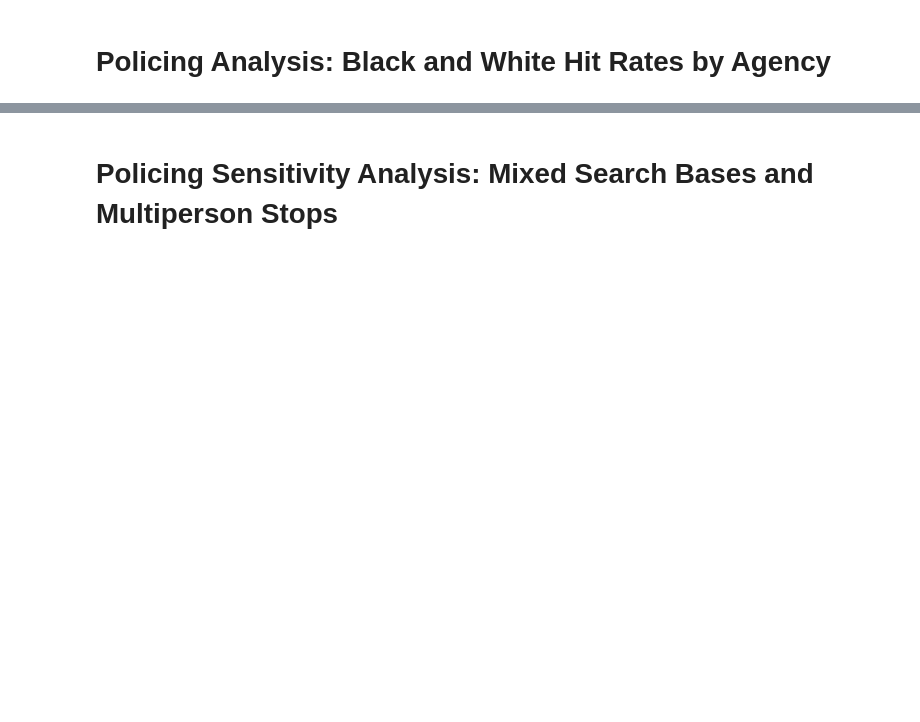
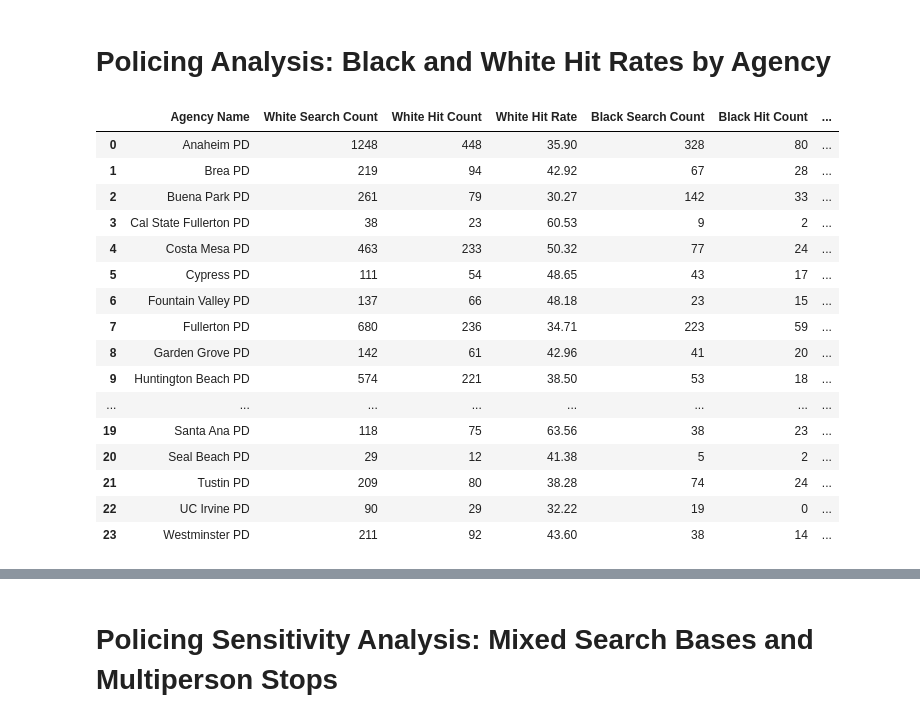
Before and after one commit to laurenbchu/honors-thesis, a Jupyter notebook: notebooks/02_analysis.ipynb, the cells around one changed output, grey strips where cells are left out. Drawn from its saved outputs; the diff is of its cells as text; code cells hidden in the pictures; blank space fills up the shorter version.

```diff
--- a/notebooks/02_analysis.ipynb
+++ b/notebooks/02_analysis.ipynb
@@ -71,10 +73,10 @@ prosecution['filed_date'] = pd.to_datetime(prosecution["filed_date"])
 prosecution['Year'] = prosecution['filed_date'].dt.year
 # %%
 # Load in census data
-census = data_utils.load_census("06059")
+census = analysis_utils.load_census("06059")
 
 # Roll-up census data to be more coarse to match policing/prosecution race categories
-census_coarse = data_utils.census_rollup(census)
+census_coarse = analysis_utils.census_rollup(census)
 # %% [markdown]
 # Policing Analysis: Stop Rates, Search Rates, and Hit Rates
 # %%
@@ -87,7 +89,7 @@ policing = policing[policing["reason_for_contact"].isin([
 ])].copy()
 
 # Add standardized race column to match policing and prosecution labels
-policing = data_utils.add_standardized_race(policing, "race_ethnicity")
+policing = analysis_utils.add_standardized_race(policing, "race_ethnicity")
 
 # Consider only purely discretionary searches in search and hit rates
 
@@ -111,7 +113,7 @@ policing_multi = policing.copy()
 # Filter for person 1 for each stop (usually, the main person stopped, but not always)
 policing = policing[policing["person_number"] == 1].copy()
 
-policing_analysis = rate_utils.policing_rates(policing, census_coarse)
+policing_analysis = analysis_utils.policing_rates(policing, census_coarse)
 # %%
 # Creating tables
 race_order = ["Black/African American", "Hispanic/Latino", "White", "Asian", "Other"]
@@ -183,10 +225,28 @@ fig_search = visualization_utils.visualize_search_and_hit_rates_by_reason(polici
 # Policing Analysis: Black and White Hit Rates by Agency
 # %%
 # Calculate the White and Black hit rates for each agency and summarize in a table
-agency_hit_summary = rate_utils.summarize_agency_black_white_hit_rates(policing)
+agency_hit_summary = analysis_utils.summarize_agency_black_white_hit_rates(policing)
 publication_table = table_utils.agency_black_white_hit_rate_table(agency_hit_summary)
 publication_table
 # table_utils.export_agency_hit_rates_to_latex(agency_hit_summary)
+# %% [output]
+|  | Agency Name | White Search Count | White Hit Count | White Hit Rate | Black Search Count | Black Hit Count | ... |
+| 0 | Anaheim PD | 1248 | 448 | 35.90 | 328 | 80 | ... |
+| 1 | Brea PD | 219 | 94 | 42.92 | 67 | 28 | ... |
+| 2 | Buena Park PD | 261 | 79 | 30.27 | 142 | 33 | ... |
+| 3 | Cal State Fullerton PD | 38 | 23 | 60.53 | 9 | 2 | ... |
+| 4 | Costa Mesa PD | 463 | 233 | 50.32 | 77 | 24 | ... |
+| 5 | Cypress PD | 111 | 54 | 48.65 | 43 | 17 | ... |
+| 6 | Fountain Valley PD | 137 | 66 | 48.18 | 23 | 15 | ... |
+| 7 | Fullerton PD | 680 | 236 | 34.71 | 223 | 59 | ... |
+| 8 | Garden Grove PD | 142 | 61 | 42.96 | 41 | 20 | ... |
+| 9 | Huntington Beach PD | 574 | 221 | 38.50 | 53 | 18 | ... |
+| ... | ... | ... | ... | ... | ... | ... | ... |
+| 19 | Santa Ana PD | 118 | 75 | 63.56 | 38 | 23 | ... |
+| 20 | Seal Beach PD | 29 | 12 | 41.38 | 5 | 2 | ... |
+| 21 | Tustin PD | 209 | 80 | 38.28 | 74 | 24 | ... |
+| 22 | UC Irvine PD | 90 | 29 | 32.22 | 19 | 0 | ... |
+| 23 | Westminster PD | 211 | 92 | 43.60 | 38 | 14 | ... |
 # %%
 fig_agency_hit = visualization_utils.plot_agency_black_white_hit_rates(agency_hit_summary)
 # visualization_utils.export_figure_to_pdf(fig_agency_hit, "agency_hits")
```
Also changed, not shown: parts of 16 cells of this notebook, 4 other files.
